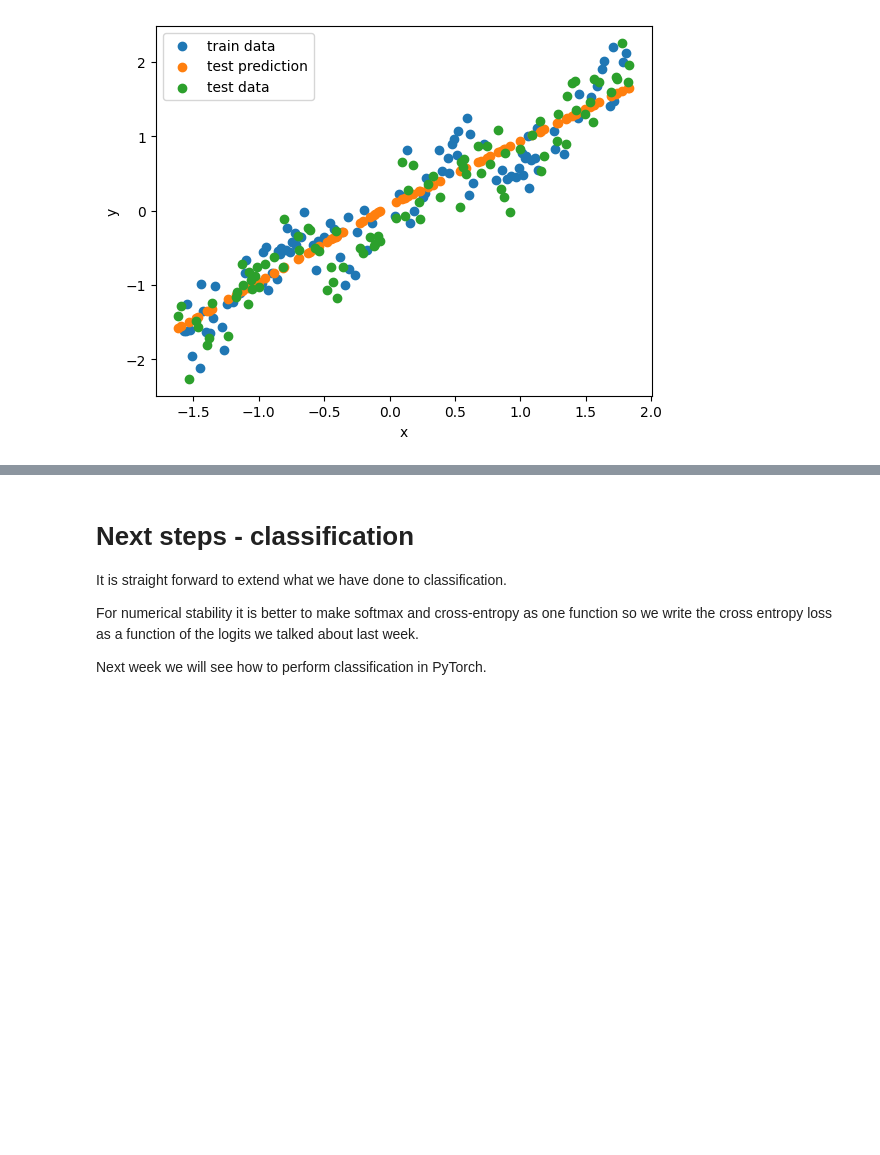
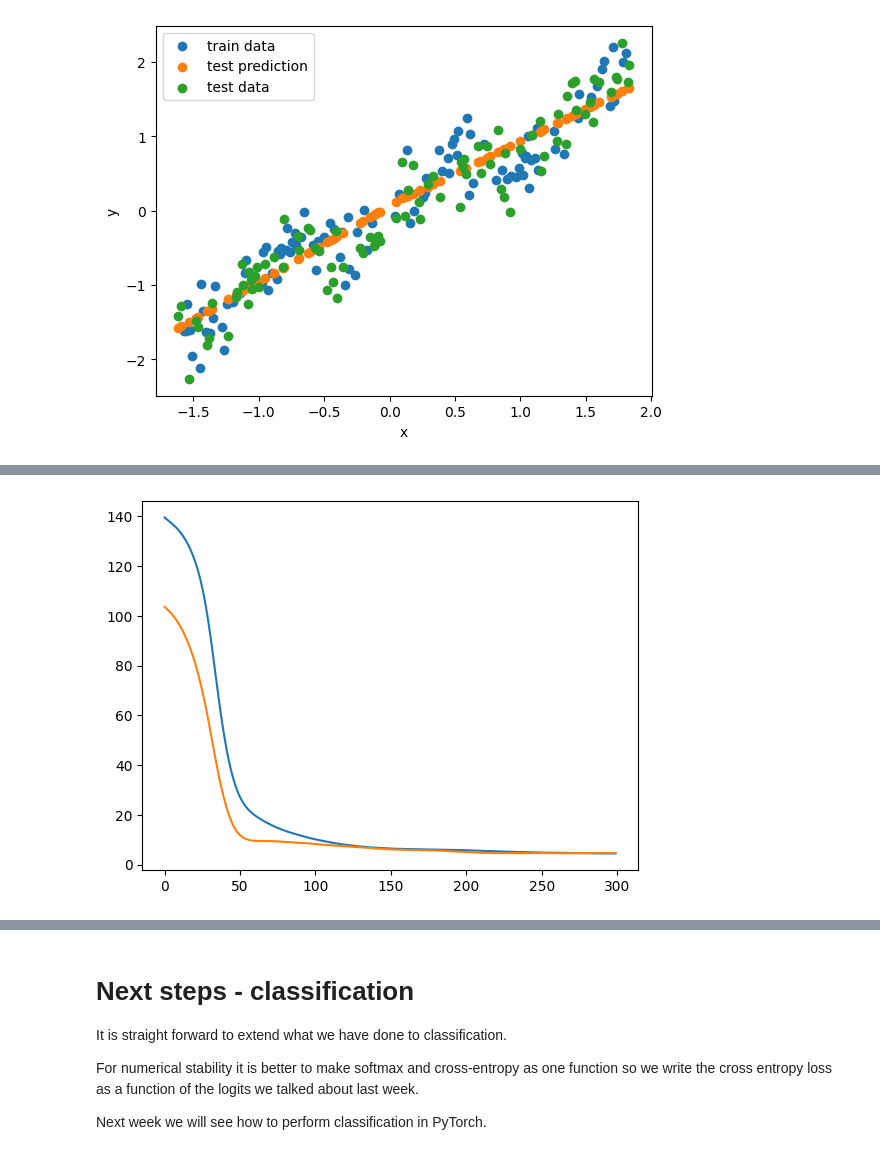
Before and after one commit to Maplewarrior/02456-deep-learning-with-PyTorch, a Jupyter notebook: 2_Feedforward_Python/2.1-EXE-FNN-AutoDif-Nanograd.ipynb, the cells around one changed output, grey strips where cells are left out. Cells and saved outputs as stored; diff of their text form; code cells hidden in the pictures; blank space fills up the shorter version.

```diff
--- a/2_Feedforward_Python/2.1-EXE-FNN-AutoDif-Nanograd.ipynb
+++ b/2_Feedforward_Python/2.1-EXE-FNN-AutoDif-Nanograd.ipynb
@@ -992,15 +1103,24 @@ for e in range(EPOCHS):
 # %%
-# Insert your code for getting overfitting, underfitting and just right fitting
+D1 = False
+x_train, y_train,  x_validation, y_validation, x_test, y_test = data_generator(n_samples=400, noise=0.5, D1=D1)
+print(x_test.shape)
+print(y_test.shape)
+x_train = nparray_to_Var(x_train)
+y_train = nparray_to_Var(y_train)
+x_validation = nparray_to_Var(x_validation)
+y_validation = nparray_to_Var(y_validation)
+x_test = nparray_to_Var(x_test)
+y_test = nparray_to_Var(y_test)
 
-
-UnderfitNN = [
-    DenseLayer(1, 2, lambda x: x.identity()),
-    DenseLayer(2, 1, lambda x: x.identity())
+# Initialize an arbitrary neural network
+OverfitNN = [
+    DenseLayer(3, 8, lambda x: x.relu()),
+    DenseLayer(8, 1, lambda x: x.identity())
 ]
 
 # Initialize training hyperparameters
-EPOCHS = 200
-LEARN_R = 0.002
+EPOCHS = 300
+LEARN_R = 0.001
 
 train_loss = []
 val_loss = []
@@ -1008,20 +1128,20 @@ val_loss = []
 for e in range(EPOCHS):
 
     # Forward pass and loss computation
-    Loss = squared_loss(y_train, forward(x_train, UnderfitNN))
+    Loss = squared_loss(y_train, forward(x_train, OverfitNN))
 
     # Backward pass
     Loss.backward()
 
     # gradient descent update
-    update_parameters(parameters(UnderfitNN), LEARN_R)
-    zero_gradients(parameters(UnderfitNN))
+    update_parameters(parameters(OverfitNN), LEARN_R)
+    zero_gradients(parameters(OverfitNN))
 
     # Training loss
     train_loss.append(Loss.v)
 
     # Validation
-    Loss_validation = squared_loss(y_validation, forward(x_validation, UnderfitNN))
+    Loss_validation = squared_loss(y_validation, forward(x_validation, OverfitNN))
     val_loss.append(Loss_validation.v)
 
     if e%10==0:
@@ -1051,0 +1169,6 @@ for e in range(EPOCHS):
+# %%
+# blue = train, orange=test
+plt.plot(range(len(train_loss)), train_loss);
+plt.plot(range(len(val_loss)), val_loss);
+# %% [output]
+[figure, added]
```
Also changed, not shown: parts of 25 cells of this notebook.
